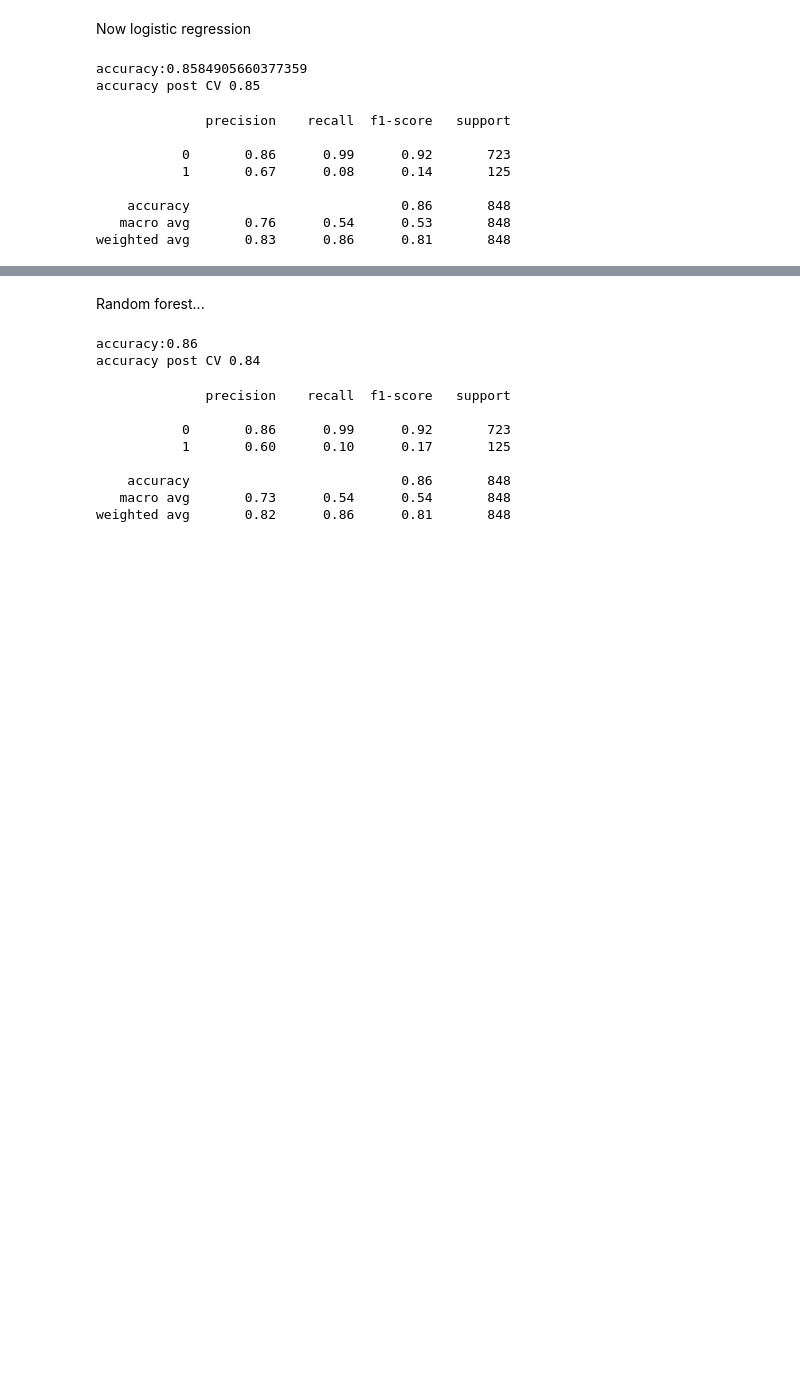
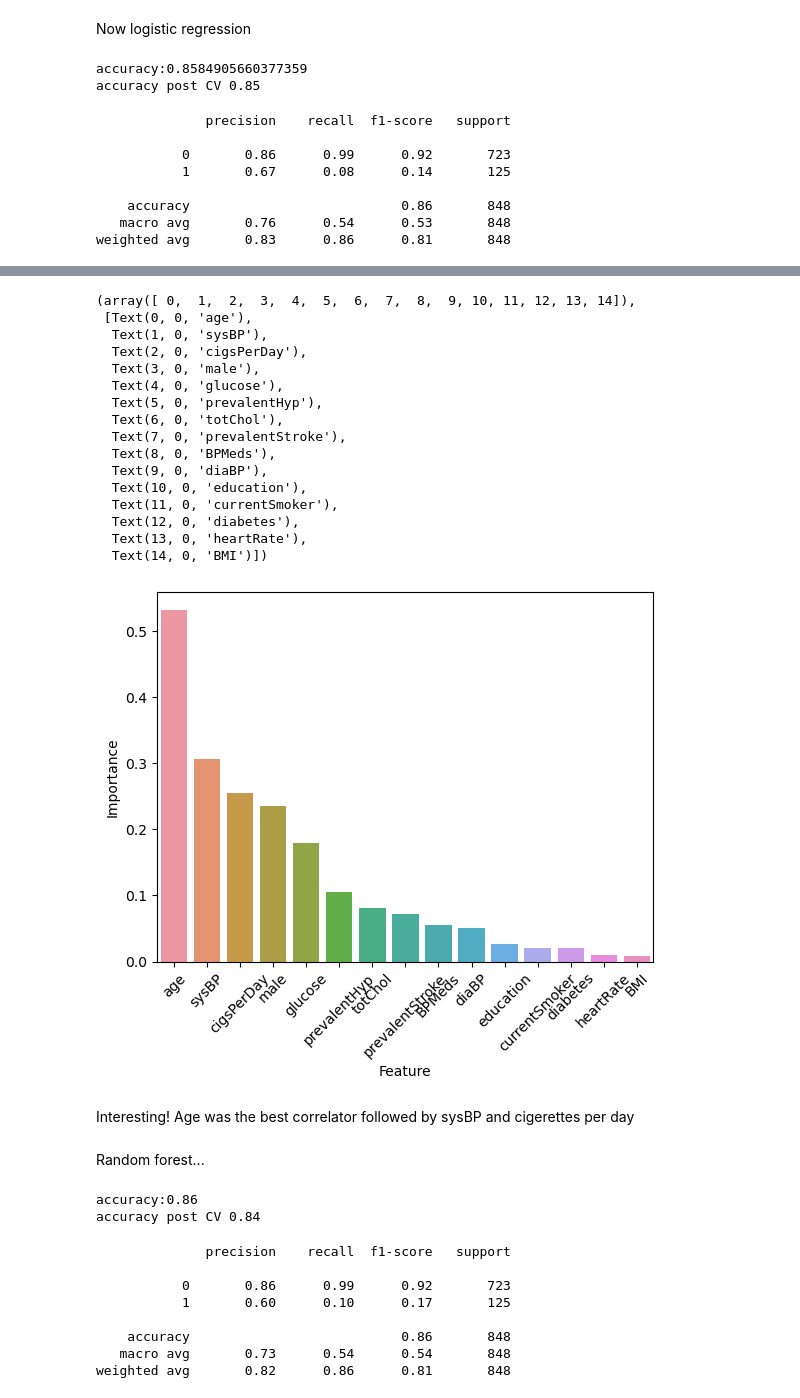
Before and after one commit to aubhishek/Project_notebooks, a Jupyter notebook: framingham-heart-disease-modeling_AZ_V2.ipynb, the cells around one changed output, grey strips where cells are left out. Cells and saved outputs as stored; diff of their text form; code cells hidden in the pictures; blank space fills up the shorter version.

```diff
--- a/framingham-heart-disease-modeling_AZ_V2.ipynb
+++ b/framingham-heart-disease-modeling_AZ_V2.ipynb
@@ -447,0 +575,10 @@ weighted avg       0.83      0.86      0.81       848
+# %%
+#Calculate feature importance
+feature_importance_lr = np.abs(lr_fit.coef_[0])
+
+# Create a DataFrame for feature importance
+importance_df_lr = pd.DataFrame({'Feature': feature_names, 'Importance': feature_importance_lr})
+
+# Sort the DataFrame by importance in descending order
+importance_df_lr = importance_df_lr.sort_values(by='Importance', ascending=False)
+importance_df_lr
@@ -448,3 +602,26 @@ weighted avg       0.83      0.86      0.81       848
+# %%
+sns.barplot(x='Feature', y= 'Importance', data= importance_df_lr)
+plt.xticks(rotation=45)
+# %% [output]
+(array([ 0,  1,  2,  3,  4,  5,  6,  7,  8,  9, 10, 11, 12, 13, 14]),
+ [Text(0, 0, 'age'),
+  Text(1, 0, 'sysBP'),
+  Text(2, 0, 'cigsPerDay'),
+  Text(3, 0, 'male'),
+  Text(4, 0, 'glucose'),
+  Text(5, 0, 'prevalentHyp'),
+  Text(6, 0, 'totChol'),
+  Text(7, 0, 'prevalentStroke'),
+  Text(8, 0, 'BPMeds'),
+  Text(9, 0, 'diaBP'),
+  Text(10, 0, 'education'),
+  Text(11, 0, 'currentSmoker'),
+  Text(12, 0, 'diabetes'),
+  Text(13, 0, 'heartRate'),
+  Text(14, 0, 'BMI')])
+[figure, added]
+# %% [markdown]
+Interesting! Age was the best correlator followed by sysBP and cigerettes per day
 # %% [markdown]
 Random forest...
 # %%
```
Also changed, not shown: parts of 14 cells of this notebook.
